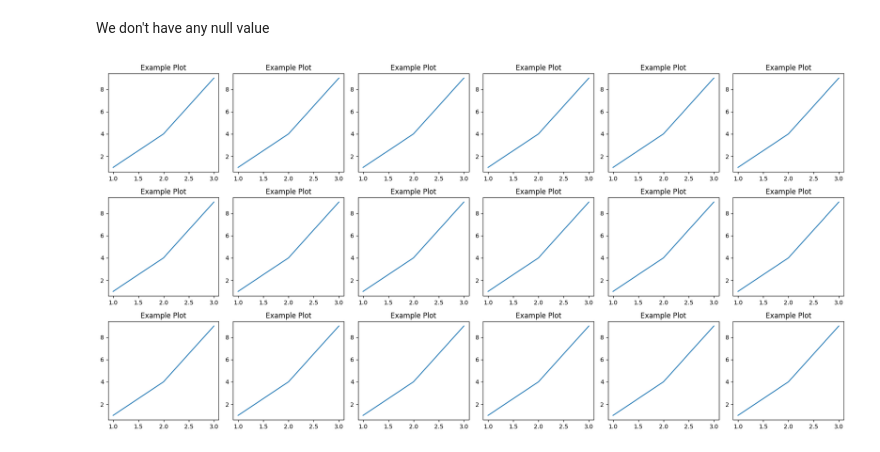
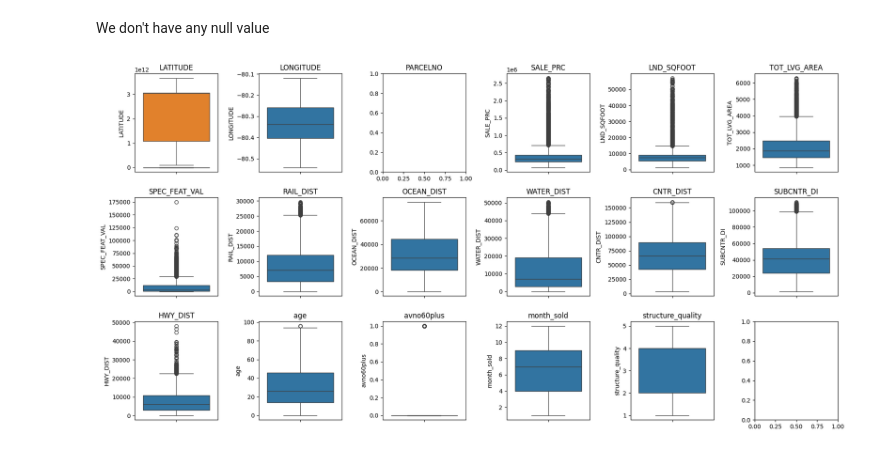
Before and after one commit to rishv1912/Miami-House-Price-Prediction, a Jupyter notebook: miami-housing-price-prediction.ipynb, the cells around one changed output. Cells and saved outputs as stored; diff of their text form; code cells hidden in the pictures.

```diff
--- a/miami-housing-price-prediction.ipynb
+++ b/miami-housing-price-prediction.ipynb
@@ -82,19 +83,63 @@ df.isnull().sum().sum()
 np.int64(0)
 # %% [markdown]
 We don't have any null value
-# %%
-
-
-fig, axes = plt.subplots(nrows=3, ncols=6, figsize=(18, 9))
-
-sns.boxplot(df['avg_glucose_level'],ax=axes[0])
-axes[0].set_title('Avg Glucose Level')
-
-sns.boxplot(df['bmi'],ax=axes[1])
-axes[1].set_title('BMI')
-
-plt.tight_layout()
-plt.show()
-# %% [output]
-[figure, removed]
+# %%
+fig, axes = plt.subplots(nrows=3, ncols=6, figsize=(18, 9))
+
+sns.boxplot(df['LATITUDE'],ax=axes[0,0])
+axes[0,0].set_title('LATITUDE')
+
+
+sns.boxplot(df['LONGITUDE'],ax=axes[0,1])
+axes[0,1].set_title('LONGITUDE')
+
+sns.boxplot(df['PARCELNO'],ax=axes[0,0])
+axes[0,2].set_title('PARCELNO')
+
+sns.boxplot(df['SALE_PRC'],ax=axes[0,3])
+axes[0,3].set_title('SALE_PRC')
+
+sns.boxplot(df['LND_SQFOOT'],ax=axes[0,4])
+axes[0,4].set_title('LND_SQFOOT')
+
+sns.boxplot(df['TOT_LVG_AREA'],ax=axes[0,5])
+axes[0,5].set_title('TOT_LVG_AREA')
+
+sns.boxplot(df['SPEC_FEAT_VAL'],ax=axes[1,0])
+axes[1,0].set_title('SPEC_FEAT_VAL')
+
+sns.boxplot(df['RAIL_DIST'],ax=axes[1,1])
+axes[1,1].set_title('RAIL_DIST')
+
+sns.boxplot(df['OCEAN_DIST'],ax=axes[1,2])
+axes[1,2].set_title('OCEAN_DIST')
+
+sns.boxplot(df['WATER_DIST'],ax=axes[1,3])
+axes[1,3].set_title('WATER_DIST')
+
+sns.boxplot(df['CNTR_DIST'],ax=axes[1,4])
+axes[1,4].set_title('CNTR_DIST')
+
+sns.boxplot(df['SUBCNTR_DI'],ax=axes[1,5])
+axes[1,5].set_title('SUBCNTR_DI')
+
+sns.boxplot(df['HWY_DIST'],ax=axes[2,0])
+axes[2,0].set_title('HWY_DIST')
+
+sns.boxplot(df['age'],ax=axes[2,1])
+axes[2,1].set_title('age')
+
+sns.boxplot(df['avno60plus'],ax=axes[2,2])
+axes[2,2].set_title('avno60plus')
+
+sns.boxplot(df['month_sold'],ax=axes[2,3])
+axes[2,3].set_title('month_sold')
+
+sns.boxplot(df['structure_quality'],ax=axes[2,4])
+axes[2,4].set_title('structure_quality')
+
+plt.tight_layout()
+plt.show()
+# %% [output]
+[figure, added]
 # %%
```
Also changed, not shown: parts of 13 cells of this notebook.
